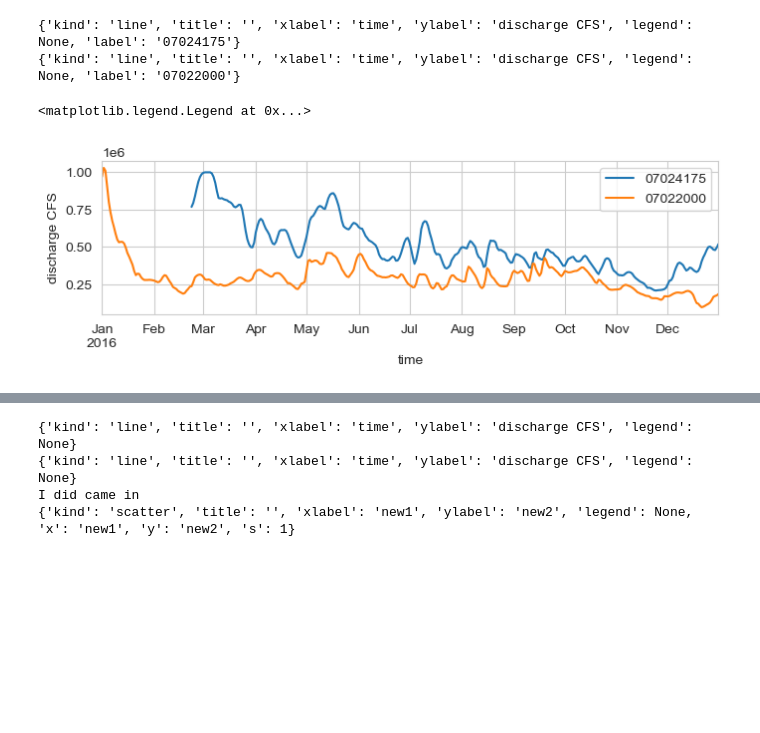
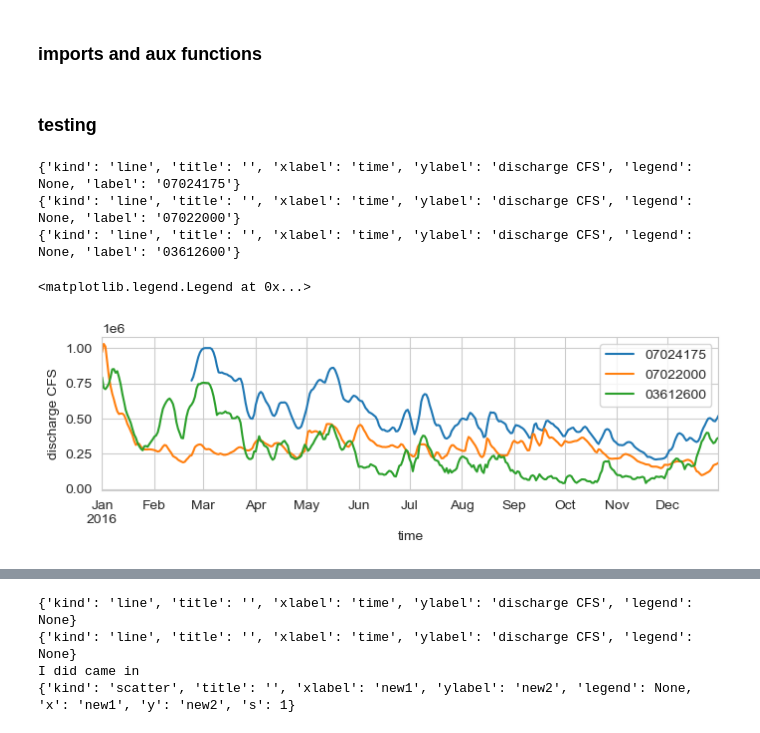
Before and after one commit to sergiogyoz/Machine-Learning, a Jupyter notebook: project/project_testing.ipynb, the cells around one changed output, grey strips where cells are left out. Cells and saved outputs as stored; diff of their text form; code cells hidden in the pictures; blank space fills up the shorter version.

Commit message:
organizing and adding details to functions

```diff
--- a/project/project_testing.ipynb
+++ b/project/project_testing.ipynb
@@ -1,3 +3,5 @@
+# %% [markdown]
+### imports and aux functions
 # %%
 import sklearn
 assert sklearn.__version__ >= "0.20"
@@ -52,30 +103,33 @@ def custom_plot(df=pd.DataFrame, xtag="", ytag="",
+# %% [markdown]
+### testing
 # %%
 date_format="YYYY-MM-DDTHH:SS:MM"
-upstream_sites = ["07022000" ]# , "03612600"]
+upstream_sites = ["07022000" , "03612600"]
 main_site = "07024175"
 
 param_cd =["00060"]
 param_name = ["mean discharge CFS"]
 secondary_param_name = ["water temperature F", "air temperature F",]
 secondary_param_cd = ["00011","00021"]
 
 
 start="2016-01-01"
 end="2016-12-31"
 
 dfs=[]
 
 mdf, meta = nwis.get_dv(sites=main_site, start=start, end=end, parameterCd=param_cd)
 custom_plot(mdf["00060_Mean"], label=main_site)
 
 for site in upstream_sites:
     df, meta = nwis.get_dv(sites=site, start=start, end=end, parameterCd=param_cd)
     dfs.append(df)
     custom_plot(df["00060_Mean"], label=site)
 
 plt.legend()
 # %% [output]
 {'kind': 'line', 'title': '', 'xlabel': 'time', 'ylabel': 'discharge CFS', 'legend': None, 'label': '07024175'}
 {'kind': 'line', 'title': '', 'xlabel': 'time', 'ylabel': 'discharge CFS', 'legend': None, 'label': '07022000'}
+{'kind': 'line', 'title': '', 'xlabel': 'time', 'ylabel': 'discharge CFS', 'legend': None, 'label': '03612600'}
 <matplotlib.legend.Legend at 0x...>
-[figure, old version]
+[figure, new version]
```
Also changed, not shown: parts of 7 cells of this notebook, 2 other files.
